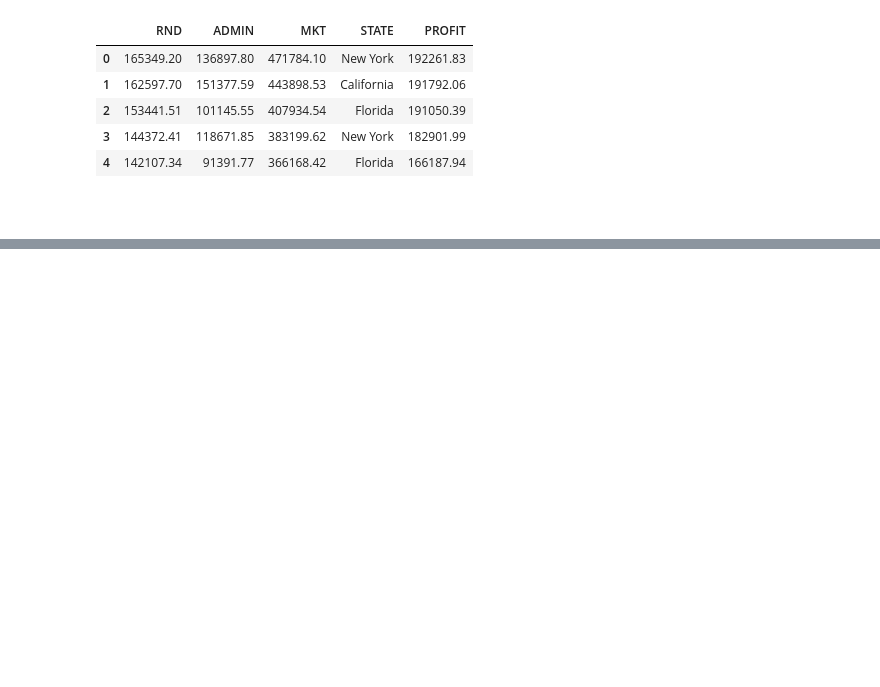
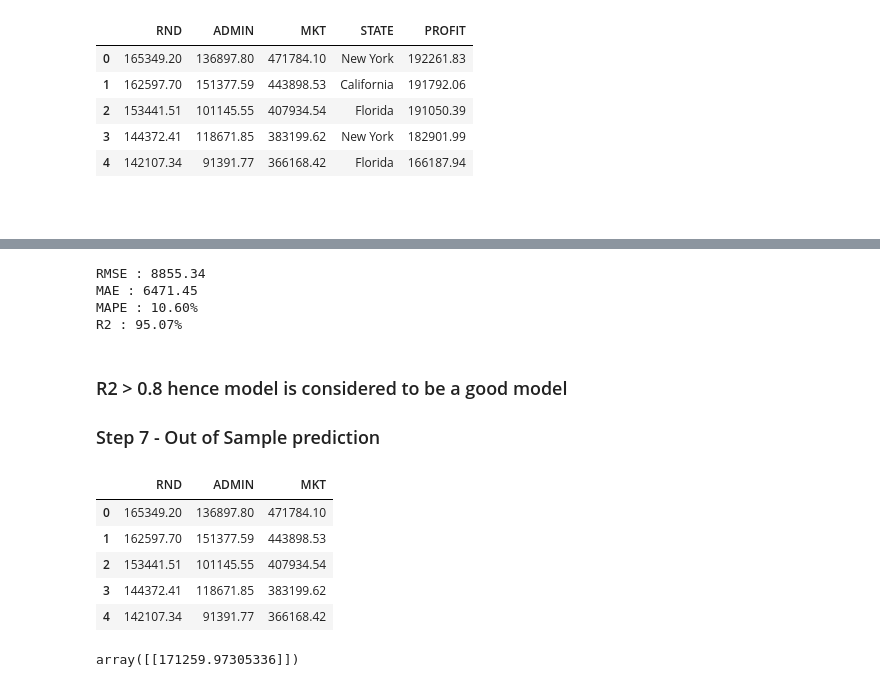
Before and after one commit to Gopal090896/machine_learning, a Jupyter notebook: 02 Multiple linear regression/MLR.ipynb, the cells around one changed output, grey strips where cells are left out. Cells and saved outputs as stored; diff of their text form; code cells hidden in the pictures; blank space fills up the shorter version.

```diff
--- a/02 Multiple linear regression/MLR.ipynb
+++ b/02 Multiple linear regression/MLR.ipynb
@@ -25,0 +179,32 @@ $
+# %%
+evaluate_model(model, X, Y)
+# %% [output]
+RMSE : 8855.34
+MAE : 6471.45
+MAPE : 10.60%
+R2 : 95.07%
+# %% [markdown]
+### R2 > 0.8 hence model is considered to be a good model
+
+
+### Step 7 - Out of Sample prediction
+# %%
+X.head()
+# %% [output]
+|  | RND | ADMIN | MKT |
+| 0 | 165349.20 | 136897.80 | 471784.10 |
+| 1 | 162597.70 | 151377.59 | 443898.53 |
+| 2 | 153441.51 | 101145.55 | 407934.54 |
+| 3 | 144372.41 | 118671.85 | 383199.62 |
+| 4 | 142107.34 | 91391.77 | 366168.42 |
+# %%
+rnd = 1_50_000
+admin = 20_000
+mkt = 30_000
+
+xnew = [[rnd, admin, mkt]]
+
+profit_pred = model.predict(xnew)
+profit_pred
+# %% [output]
+array([[171259.97305336]])
```
Also changed, not shown: parts of 26 cells of this notebook.
